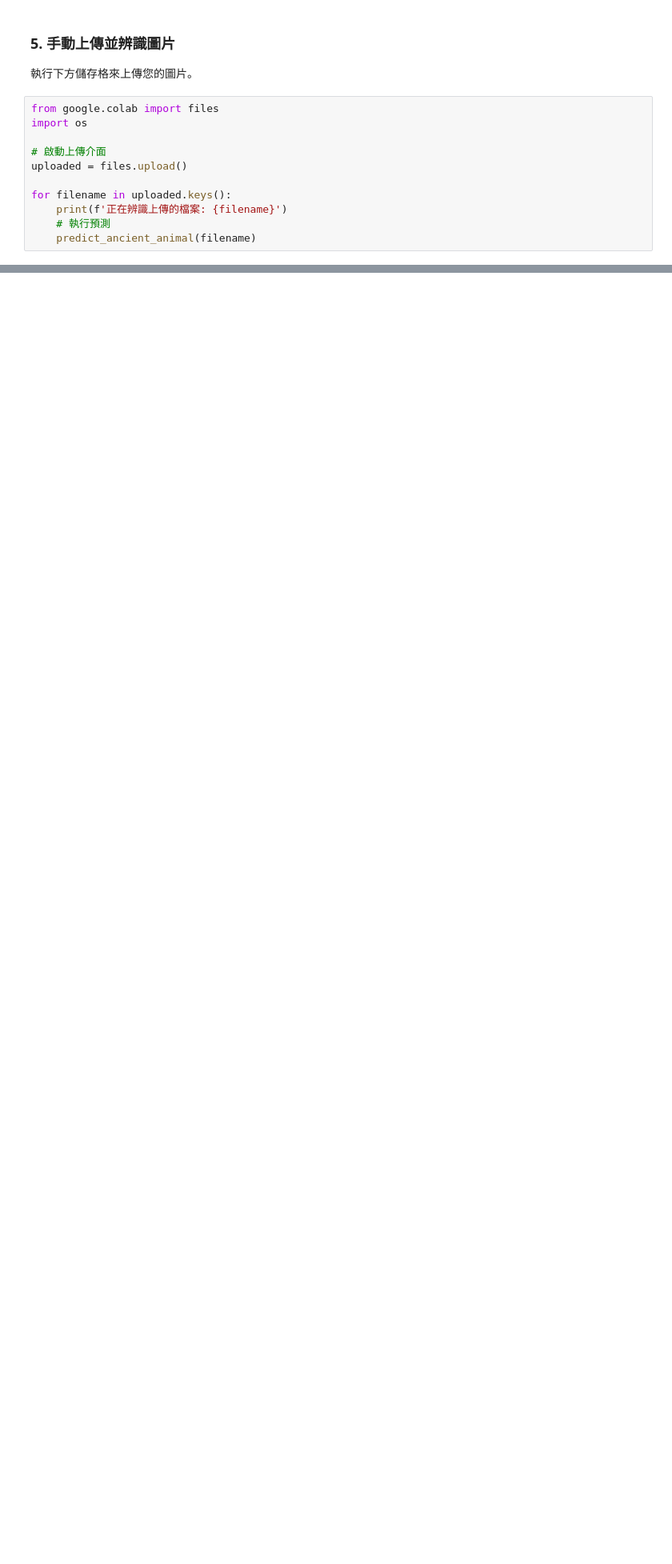
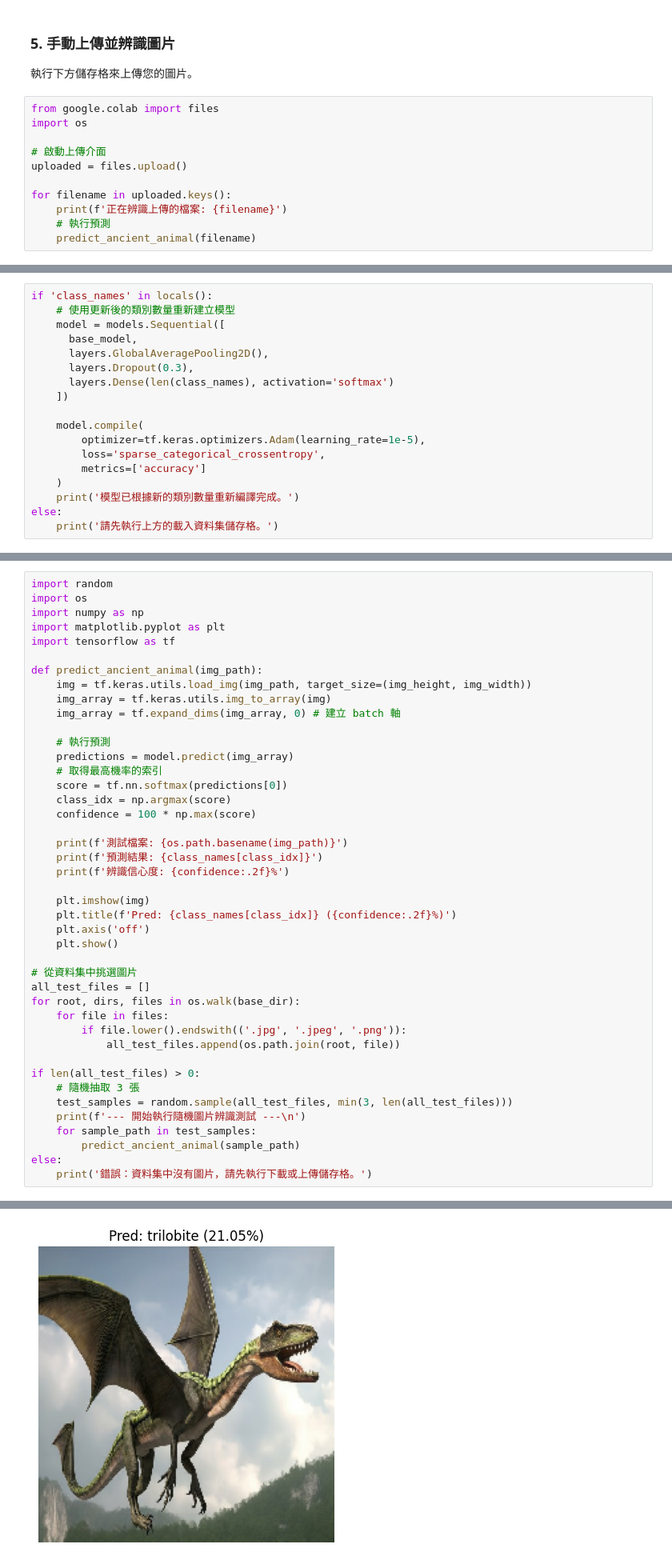
Before and after one commit to shih142/BMI, a Jupyter notebook: docs/_index.ipynb, the cells around one changed output, grey strips where cells are left out. Shown at 80% size. Saved outputs shown, nothing was run; the diff lists cells and outputs as text; blank space fills up the shorter version.

```diff
--- a/docs/_index.ipynb
+++ b/docs/_index.ipynb
@@ -266,0 +445,18 @@ for filename in uploaded.keys():
+# %%
+if 'class_names' in locals():
+    # 使用更新後的類別數量重新建立模型
+    model = models.Sequential([
+      base_model,
+      layers.GlobalAveragePooling2D(),
+      layers.Dropout(0.3),
+      layers.Dense(len(class_names), activation='softmax')
+    ])
+
+    model.compile(
+        optimizer=tf.keras.optimizers.Adam(learning_rate=1e-5),
+        loss='sparse_categorical_crossentropy',
+        metrics=['accuracy']
+    )
+    print('模型已根據新的類別數量重新編譯完成。')
+else:
+    print('請先執行上方的載入資料集儲存格。')
@@ -266,0 +511,44 @@ for filename in uploaded.keys():
+# %%
+import random
+import os
+import numpy as np
+import matplotlib.pyplot as plt
+import tensorflow as tf
+
+def predict_ancient_animal(img_path):
+    img = tf.keras.utils.load_img(img_path, target_size=(img_height, img_width))
+    img_array = tf.keras.utils.img_to_array(img)
+    img_array = tf.expand_dims(img_array, 0) # 建立 batch 軸
+
+    # 執行預測
+    predictions = model.predict(img_array)
+    # 取得最高機率的索引
+    score = tf.nn.softmax(predictions[0])
+    class_idx = np.argmax(score)
+    confidence = 100 * np.max(score)
+
+    print(f'測試檔案: {os.path.basename(img_path)}')
+    print(f'預測結果: {class_names[class_idx]}')
+    print(f'辨識信心度: {confidence:.2f}%')
+
+    plt.imshow(img)
+    plt.title(f'Pred: {class_names[class_idx]} ({confidence:.2f}%)')
+    plt.axis('off')
+    plt.show()
+
+# 從資料集中挑選圖片
+all_test_files = []
+for root, dirs, files in os.walk(base_dir):
+    for file in files:
+        if file.lower().endswith(('.jpg', '.jpeg', '.png')):
+            all_test_files.append(os.path.join(root, file))
+
+if len(all_test_files) > 0:
+    # 隨機抽取 3 張
+    test_samples = random.sample(all_test_files, min(3, len(all_test_files)))
+    print(f'--- 開始執行隨機圖片辨識測試 ---\n')
+    for sample_path in test_samples:
+        predict_ancient_animal(sample_path)
+else:
+    print('錯誤：資料集中沒有圖片，請先執行下載或上傳儲存格。')
+# %% [output]
@@ -266,0 +561 @@ for filename in uploaded.keys():
+[figure, added]
```
Also changed, not shown: parts of 36 cells of this notebook.
